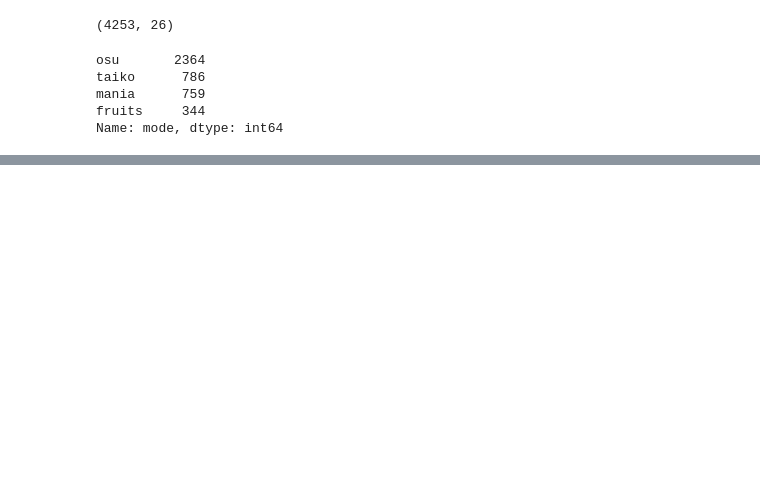
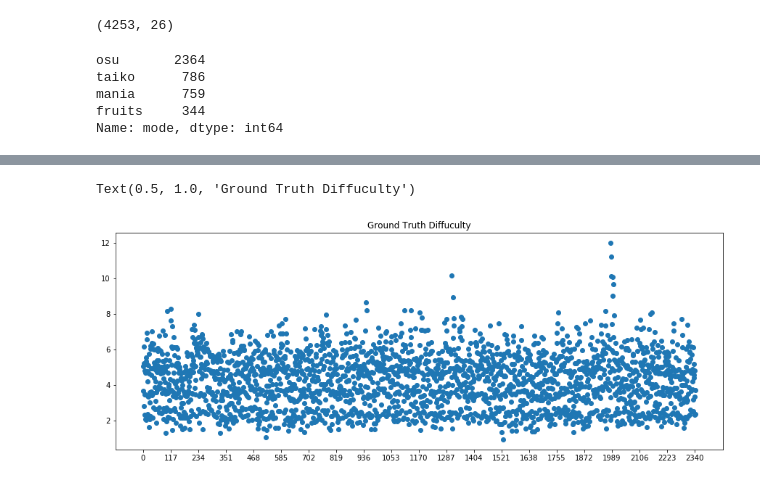
Before and after one commit to onrdmr/YapayZeka, a Jupyter notebook: YapayZekaProje/model.ipynb, the cells around one changed output, grey strips where cells are left out. Drawn from its saved outputs; the diff is of its cells as text; code cells hidden in the pictures; blank space fills up the shorter version.

```diff
--- a/YapayZekaProje/model.ipynb
+++ b/YapayZekaProje/model.ipynb
@@ -87,0 +106,11 @@ pd.DataFrame(x).describe()
+# %%
+plt.show()
+plt.rcParams["figure.figsize"] = (15,5.5)
+# %%
+y_ = y.to_numpy()
+plt.scatter(range(len(y_)), y_)#np.sort(y_))
+plt.xticks(range(0, len(y_),int(len(y_)/20)))
+plt.title("Ground Truth Diffuculty")
+# %% [output]
+Text(0.5, 1.0, 'Ground Truth Diffuculty')
+[figure, added]
```
Also changed, not shown: parts of 55 cells of this notebook.
